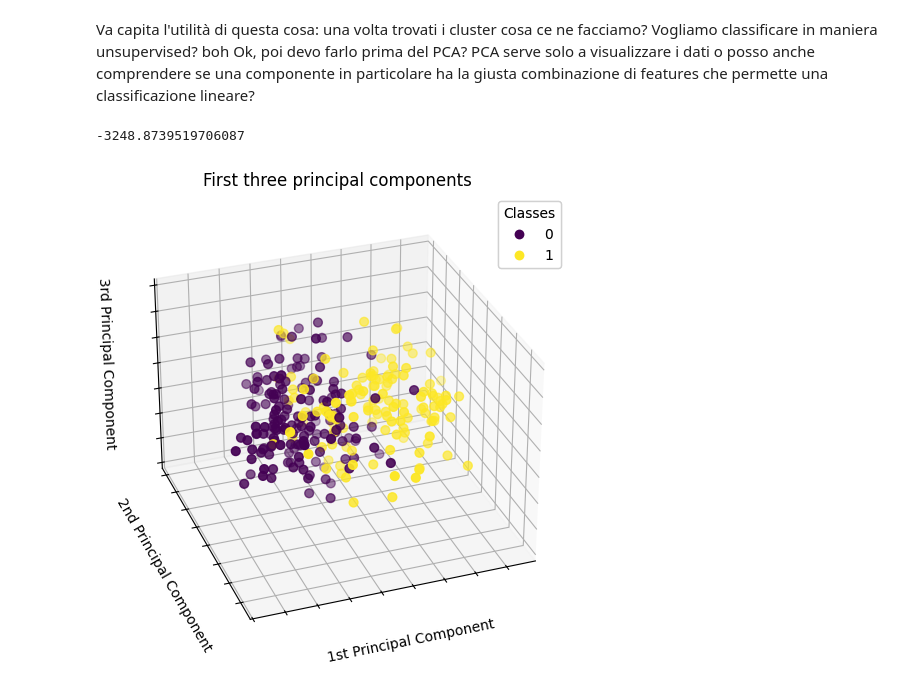
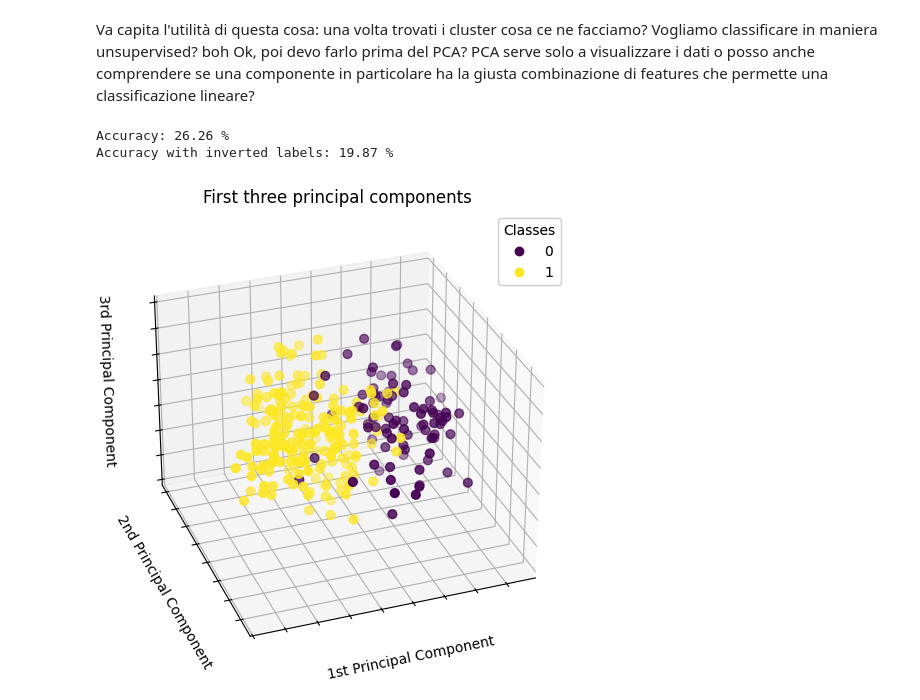
Before and after one commit to carlotoffoli/tdc_fp, a Jupyter notebook: main.ipynb, the cells around one changed output. Saved outputs shown, nothing was run; the diff lists cells and outputs as text; code cells hidden in the pictures.

```diff
--- a/main.ipynb
+++ b/main.ipynb
@@ -151,6 +175,14 @@ max      1.436    2.936    0.977    2.478    1.153
 # %% [markdown]
 Va capita l'utilità di questa cosa: una volta trovati i cluster cosa ce ne facciamo? Vogliamo classificare in maniera unsupervised? boh
 Ok, poi devo farlo prima del PCA? PCA serve solo a visualizzare i dati o posso anche comprendere se una componente in particolare ha la giusta combinazione di features che permette una classificazione lineare?
+# %%
+# Dataset split
+permuted_indexes = np.random.permutation(X.shape[0])
+
+X = X[permuted_indexes]
+Y = Y[permuted_indexes]
+
+X_train, X_test, y_train, y_test = train_test_split(X, Y, test_size=0.2, stratify=Y, random_state=ID)
 # %%
 # For what concerns visualization, we need to decompose the data into at most 3 components
 # (plus the labels which are represented by the color of the datapoints)
@@ -169,63 +201,69 @@ def scatter_plot(data: np.ndarray, clusters: np.ndarray = None, centers: np.ndar
 
     fig = plt.figure()
     axis = fig.add_subplot(1, 1, 1, projection="3d")
     axis.set_xlabel("Component 1")
     axis.set_ylabel("Component 2")
     axis.set_zlabel("Component 3", rotation=90, labelpad=-1)
     if title is not None:
         plt.title(title)
     if clusters is None:
         axis.scatter(data[:,0], data[:,1], data[:,2], marker="o", c=data, s=5)
     else:
         axis.scatter(data[:,0], data[:,1], data[:,2], marker="o", c=clusters, s=1, cmap='viridis', zorder=0, alpha=0.5 )
     if centers is not None:
         axis.scatter(centers[:,0], centers[:,1], centers[:,2], c='red', s=400, zorder=10)
     plt.tight_layout()
     plt.show()
     plt.close()
 
 # Do clustering into two clusters
-kmeans = KMeans(2, n_init=2).fit(X)
-print(kmeans.score(X)) # Understand what this does!
+# clustering = KMeans(2, n_init=10).fit(X)
+clustering = AgglomerativeClustering(2, linkage='ward').fit(X)
+
+labels = clustering.labels_
+inverted_labels = np.invert(clustering.labels_.astype(bool)).astype(int)
 
 # Compute the score manually:
 # just do the dot product between the two arrays and divide the result by the number of samples
 def manual_score(cluster_labels, y) -> float:
-    ...
+    return np.dot(cluster_labels, y)[0] / y.shape[0]
 
+print("Accuracy:", round(manual_score(clustering.labels_, Y)*100, 2), "%")
+print("Accuracy with inverted labels:", round(manual_score(inverted_labels, Y)*100, 2), "%")
 
-# fig = plt.figure(1, figsize=(8, 6))
-# ax = fig.add_subplot(111, projection="3d", elev=-150, azim=110)
+fig = plt.figure(1, figsize=(8, 6))
+ax = fig.add_subplot(111, projection="3d", elev=-150, azim=110)
 
-# X_reduced = PCA(n_components=3).fit_transform(X)
-# scatter = ax.scatter(
-#     X_reduced[:, 0],
-#     X_reduced[:, 1],
-#     X_reduced[:, 2],
-#     c=pd.Series(Y.ravel()),
-#     s=40,
-# )
+X_reduced = PCA(n_components=3).fit_transform(X)
+scatter = ax.scatter(
+    X_reduced[:, 0],
+    X_reduced[:, 1],
+    X_reduced[:, 2],
+    c=pd.Series(inverted_labels.ravel()),
+    s=40,
+)
 
-# ax.set(
-#     title="First three principal components",
-#     xlabel="1st Principal Component",
-#     ylabel="2nd Principal Component",
-#     zlabel="3rd Principal Component",
-# )
-# ax.xaxis.set_ticklabels([])
-# ax.yaxis.set_ticklabels([])
-# ax.zaxis.set_ticklabels([])
+ax.set(
+    title="First three principal components",
+    xlabel="1st Principal Component",
+    ylabel="2nd Principal Component",
+    zlabel="3rd Principal Component",
+)
+ax.xaxis.set_ticklabels([])
+ax.yaxis.set_ticklabels([])
+ax.zaxis.set_ticklabels([])
 
-# # Add a legend
-# legend1 = ax.legend(
-#     scatter.legend_elements()[0],
-#     np.unique(Y).tolist(),
-#     loc="upper right",
-#     title="Classes",
-# )
-# ax.add_artist(legend1)
+# Add a legend
+legend1 = ax.legend(
+    scatter.legend_elements()[0],
+    np.unique(Y).tolist(),
+    loc="upper right",
+    title="Classes",
+)
+ax.add_artist(legend1)
 
-# plt.show()
+plt.show()
 # %% [output]
--3248.8739519706087
+Accuracy: 26.26 %
+Accuracy with inverted labels: 19.87 %
-[figure, old version]
+[figure, new version]
```
Also changed, not shown: parts of 5 cells of this notebook, 1 other file.
